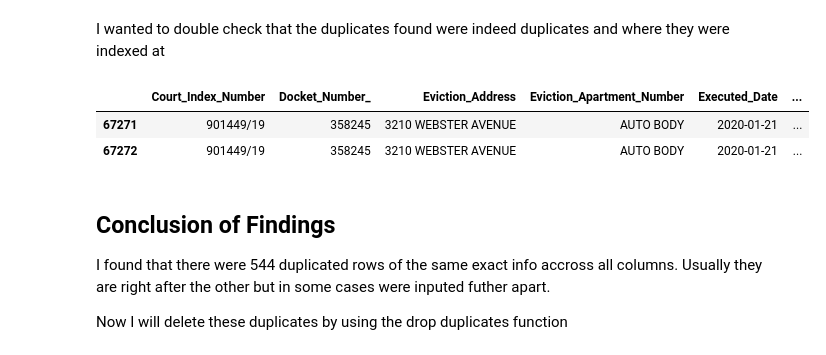
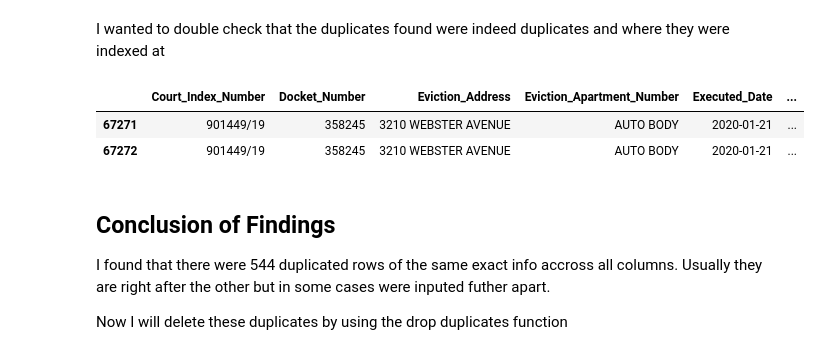
Before and after one commit to mmsouza114/Project01-Evictions, a Jupyter notebook: explore-clean-prepare.ipynb, the cells around one changed output. Saved outputs shown, nothing was run; the diff lists cells and outputs as text; code cells hidden in the pictures.

Commit message:
renamed a couple columns in data

```diff
--- a/explore-clean-prepare.ipynb
+++ b/explore-clean-prepare.ipynb
@@ -64,7 +64,8 @@ df['Executed_Date']= pd.to_datetime(df['Executed_Date'])
 
 #renemaing the selected columns with rename function
 df = df.rename(
-    columns = {'Residential/Commercial':'Property_Type',
+    columns = {'Docket_Number_':'Docket_Number',
+               'Residential/Commercial':'Property_Type',
                'BOROUGH':'Borough',
                'NTA':'Neighborhood_Tabulation_Area'})
 
@@ -162,9 +163,9 @@ df[df.duplicated()]
 I wanted to double check that the duplicates found were indeed duplicates and where they were indexed at
 # %%
 #locates the row where this numerical value matches under column Docket_Number
-df.loc[(df['Docket_Number_']== 358245)]
+df.loc[(df['Docket_Number']== 358245)]
 # %% [output]
-|  | Court_Index_Number | Docket_Number_ | Eviction_Address | Eviction_Apartment_Number | Executed_Date | ... |
+|  | Court_Index_Number | Docket_Number | Eviction_Address | Eviction_Apartment_Number | Executed_Date | ... |
 | 67271 | 901449/19 | 358245 | 3210 WEBSTER AVENUE | AUTO BODY | 2020-01-21 | ... |
 | 67272 | 901449/19 | 358245 | 3210 WEBSTER AVENUE | AUTO BODY | 2020-01-21 | ... |
 # %% [markdown]
```
Also changed, not shown: parts of 18 cells of this notebook, 1 other file.
